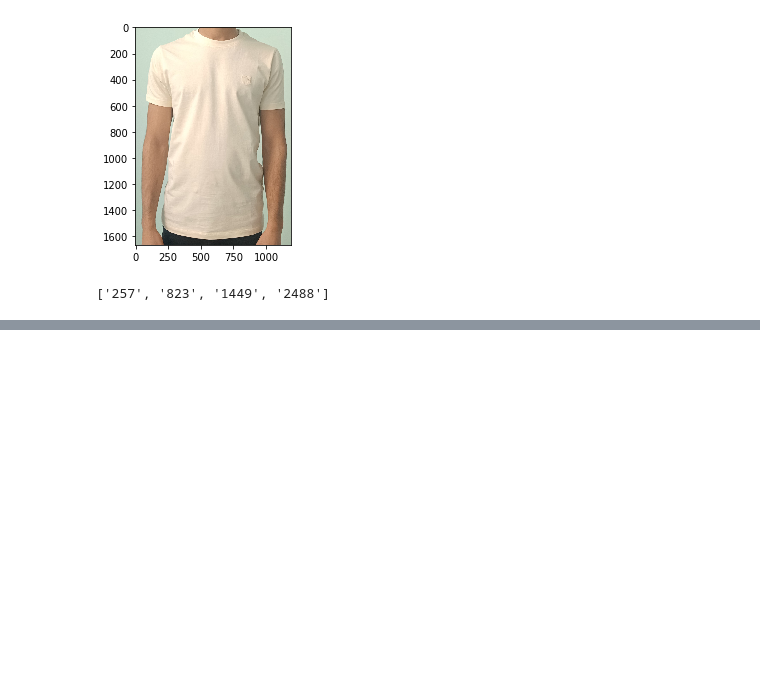
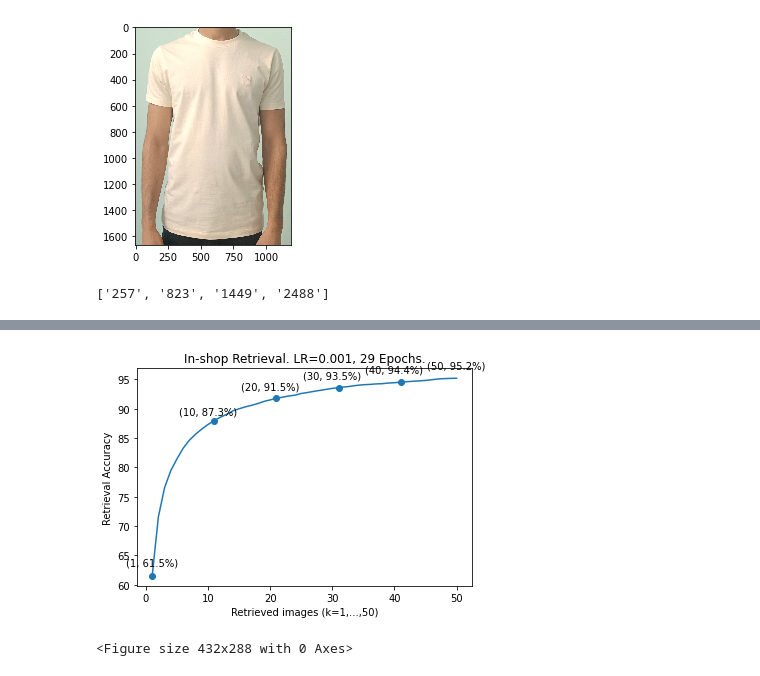
Before and after one commit to MuhammadAli01/Kaavish-II-PORS-DL, a Jupyter notebook: deep-fashion-retrieval.ipynb, the cells around one changed output, grey strips where cells are left out. Drawn from its saved outputs; the diff is of its cells as text; code cells hidden in the pictures; blank space fills up the shorter version.

```diff
--- a/deep-fashion-retrieval.ipynb
+++ b/deep-fashion-retrieval.ipynb
@@ -251,0 +377,5 @@ plt.ylabel('Retrieval Accuracy')
+# %%
+# for lr=0.01/29_epochs
+from in_shop_eval import eval
+acc_dict = eval(list(range(1, 51)))
+acc_dict
@@ -251,0 +437,20 @@ plt.ylabel('Retrieval Accuracy')
+# %%
+from matplotlib import pyplot as plt
+from config import *
+
+plt.plot(list(acc_dict.keys()), list(acc_dict.values()),
+         marker = 'o', markevery=10)
+for i in (1, 10, 20, 30, 40, 50):
+    plt.annotate(f"({i}, {acc_dict[i]:.1f}%)", (i, acc_dict[i]),
+                 textcoords="offset points", # how to position the text
+                 xytext=(0,10),
+                 ha='center')
+
+plt.title('In-shop Retrieval. LR=0.001, 29 Epochs.')
+plt.xlabel('Retrieved images (k=1,...,50)')
+plt.ylabel('Retrieval Accuracy')
+plt.show()
+plt.savefig("lr=0.001-29epochs.png")
+# %% [output]
+[figure, added]
+<Figure size 432x288 with 0 Axes>
```
Also changed, not shown: parts of 14 cells of this notebook, 6 other files.
